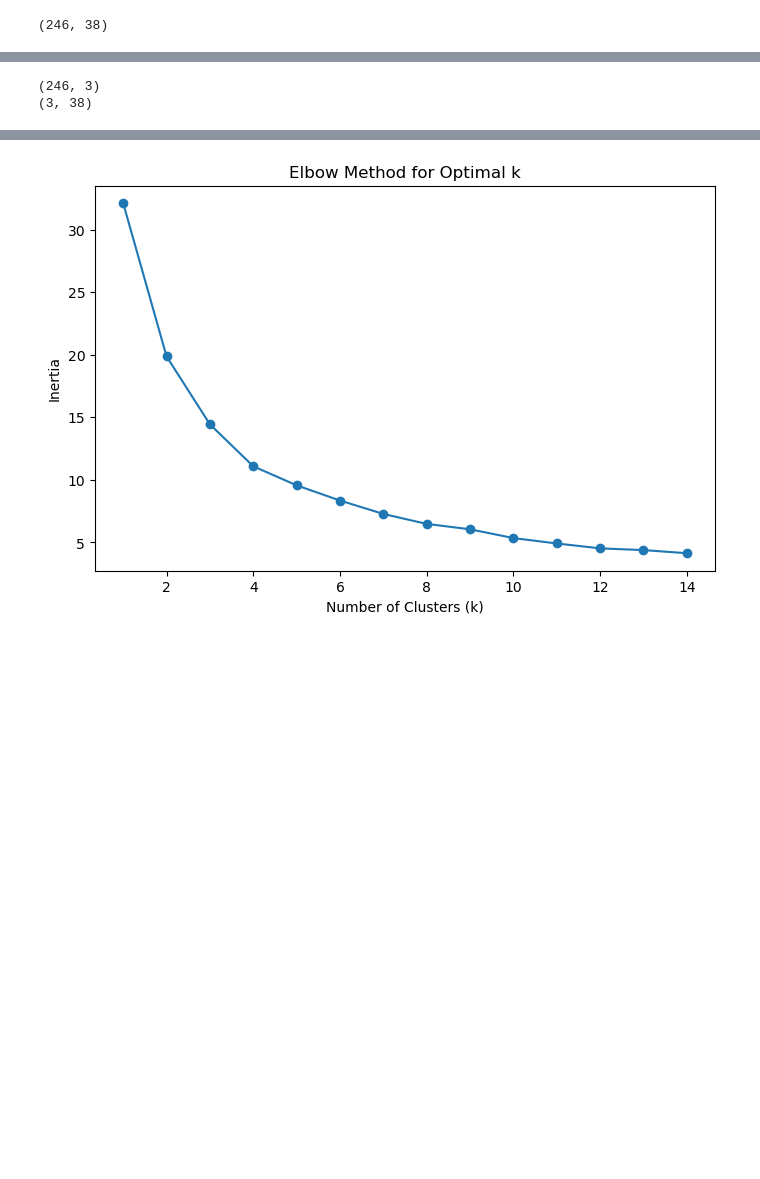
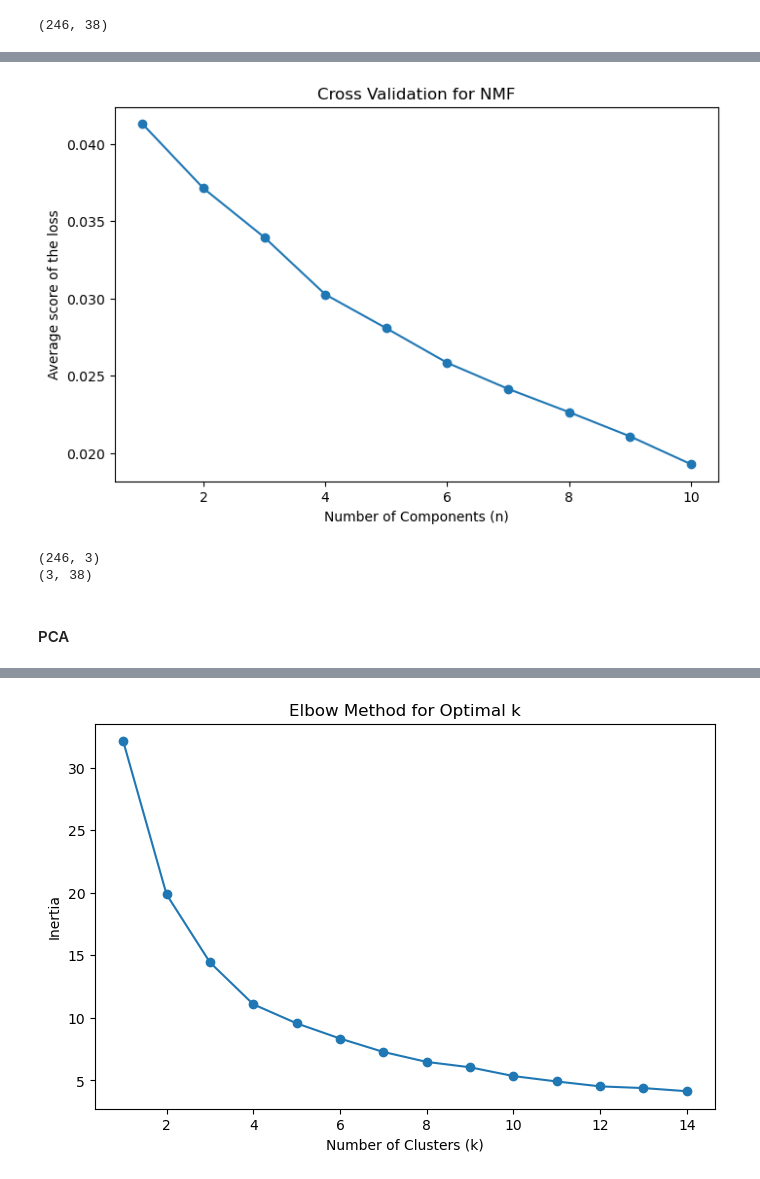
Before and after one commit to nemuru-pigeon/DSAIT4020, a Jupyter notebook: solution.ipynb, the cells around one changed output, grey strips where cells are left out. Saved outputs shown, nothing was run; the diff lists cells and outputs as text; code cells hidden in the pictures; blank space fills up the shorter version.

```diff
--- a/solution.ipynb
+++ b/solution.ipynb
@@ -56,0 +61,36 @@ print(normalized_features.shape)
+# %%
+# Cross verification
+kf = KFold(n_splits=5, shuffle=True, random_state=42)
+
+n_components_range = range(1, 11) # verify range
+best_n_components = 0
+best_score = float('inf')
+
+# iterate different number of n_components
+avg_scores = []
+for n_components in n_components_range:
+    scores = []
+
+    for train_index, test_index in kf.split(normalized_features):
+        X_train, X_test = normalized_features[train_index], normalized_features[test_index]
+
+        model = NMF(n_components=n_components, init='random', random_state=42)
+        W = model.fit_transform(X_train)
+        H = model.components_
+
+        X_train_reconstructed = np.dot(W, H)
+        X_test_reconstructed = np.dot(model.transform(X_test), H)
+
+        score = mean_squared_error(X_test, X_test_reconstructed)
+        scores.append(score)
+
+    avg_score = np.mean(scores)
+    avg_scores.append(avg_score)
+
+    print(f"Components: {n_components}, Score: {avg_score}")
+
+    if avg_score < best_score:
+        best_score = avg_score
+        best_n_components = n_components
+
+print(f"Best number of components: {best_n_components}, Best score: {best_score}")
@@ -57,3 +109,13 @@ print(normalized_features.shape)
+# %%
+# draw the n_components vs avg_score
+plt.figure(figsize=(8, 5))
+plt.plot(n_components_range, avg_scores, marker='o')
+plt.xlabel('Number of Components (n)')
+plt.ylabel('Average score of the loss')
+plt.title('Cross Validation for NMF')
+plt.show()
+# %% [output]
+[figure, added]
 # %%
 nmf_model = NMF(n_components=3, init='random', random_state=0)  # 3
 W = nmf_model.fit_transform(normalized_features)
@@ -63,3 +125,5 @@ print(H.shape)
 # %% [output]
 (246, 3)
 (3, 38)
+# %% [markdown]
+#### PCA
```
Also changed, not shown: parts of 21 cells of this notebook.
